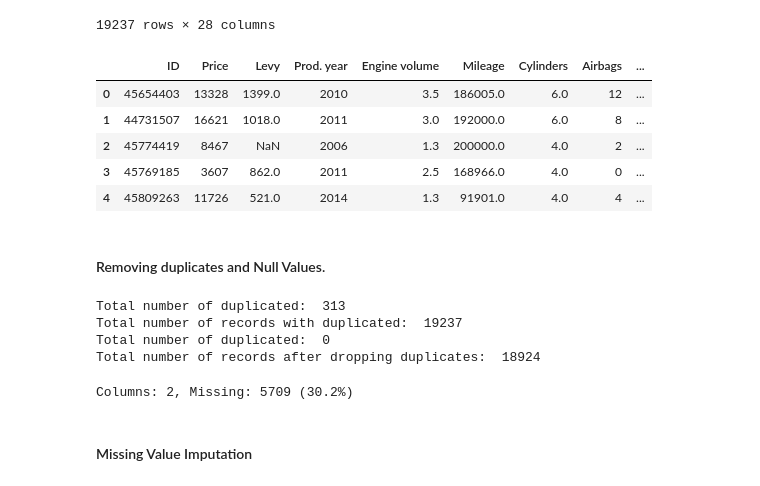
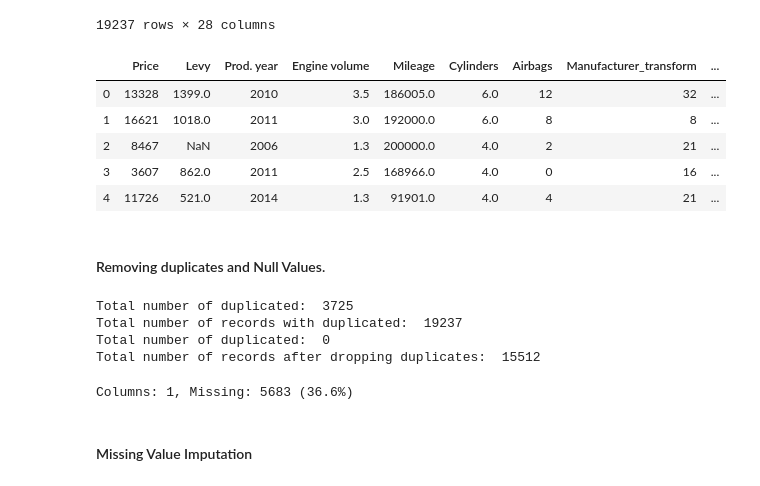
Before and after one commit to yashkanakia/DataScience, a Jupyter notebook: CarPricePrediction/CarPricePrediction.ipynb, the cells around one changed output. Saved outputs shown, nothing was run; the diff lists cells and outputs as text; code cells hidden in the pictures.

```diff
--- a/CarPricePrediction/CarPricePrediction.ipynb
+++ b/CarPricePrediction/CarPricePrediction.ipynb
@@ -287,17 +299,20 @@ price_df
 # %%
 #Dropping all Categorical Columns after Label Encoding
 price_df.drop(cat_df.columns, axis = 1,inplace=True)
 
 #Dropping the doors column as it presuming it contains wrong data
 price_df.drop(['Doors_transform'], axis = 1,inplace=True)
+
+price_df.drop(['ID'], axis = 1,inplace=True)
+
 price_df.head()
 # %% [output]
-|  | ID | Price | Levy | Prod. year | Engine volume | Mileage | Cylinders | Airbags | ... |
-| 0 | 45654403 | 13328 | 1399.0 | 2010 | 3.5 | 186005.0 | 6.0 | 12 | ... |
-| 1 | 44731507 | 16621 | 1018.0 | 2011 | 3.0 | 192000.0 | 6.0 | 8 | ... |
-| 2 | 45774419 | 8467 | NaN | 2006 | 1.3 | 200000.0 | 4.0 | 2 | ... |
-| 3 | 45769185 | 3607 | 862.0 | 2011 | 2.5 | 168966.0 | 4.0 | 0 | ... |
-| 4 | 45809263 | 11726 | 521.0 | 2014 | 1.3 | 91901.0 | 4.0 | 4 | ... |
+|  | Price | Levy | Prod. year | Engine volume | Mileage | Cylinders | Airbags | Manufacturer_transform | ... |
+| 0 | 13328 | 1399.0 | 2010 | 3.5 | 186005.0 | 6.0 | 12 | 32 | ... |
+| 1 | 16621 | 1018.0 | 2011 | 3.0 | 192000.0 | 6.0 | 8 | 8 | ... |
+| 2 | 8467 | NaN | 2006 | 1.3 | 200000.0 | 4.0 | 2 | 21 | ... |
+| 3 | 3607 | 862.0 | 2011 | 2.5 | 168966.0 | 4.0 | 0 | 16 | ... |
+| 4 | 11726 | 521.0 | 2014 | 1.3 | 91901.0 | 4.0 | 4 | 21 | ... |
 # %% [markdown]
 #### Removing duplicates and Null Values.
 # %%
@@ -309,21 +324,21 @@ print("Total number of records with duplicated: ",len(price_df))
 price_df = price_df.drop_duplicates()
 duplicate = price_df[price_df.duplicated()]
 print("Total number of duplicated: ",len(duplicate))
-print("Total number of records after dropping duplicates: ",len(data))
+print("Total number of records after dropping duplicates: ",len(price_df))
 # %% [output]
-Total number of duplicated:  313
+Total number of duplicated:  3725
 Total number of records with duplicated:  19237
 Total number of duplicated:  0
-Total number of records after dropping duplicates:  18924
+Total number of records after dropping duplicates:  15512
 # %%
 #Checking for null/nan values
-for i in range(data.shape[1]):
+for i in range(price_df.shape[1]):
 # count number of rows with missing values
-    n_miss = data.iloc[:, i].isnull().sum().sum()
-    perc = n_miss / len(data) * 100
+    n_miss = price_df.iloc[:, i].isnull().sum().sum()
+    perc = n_miss / len(price_df) * 100
     if(n_miss>0):
         print('Columns: %d, Missing: %d (%.1f%%)' % (i, n_miss, perc))
 # %% [output]
-Columns: 2, Missing: 5709 (30.2%)
+Columns: 1, Missing: 5683 (36.6%)
 # %% [markdown]
 #### Missing Value Imputation
```
Also changed, not shown: parts of 20 cells of this notebook.
